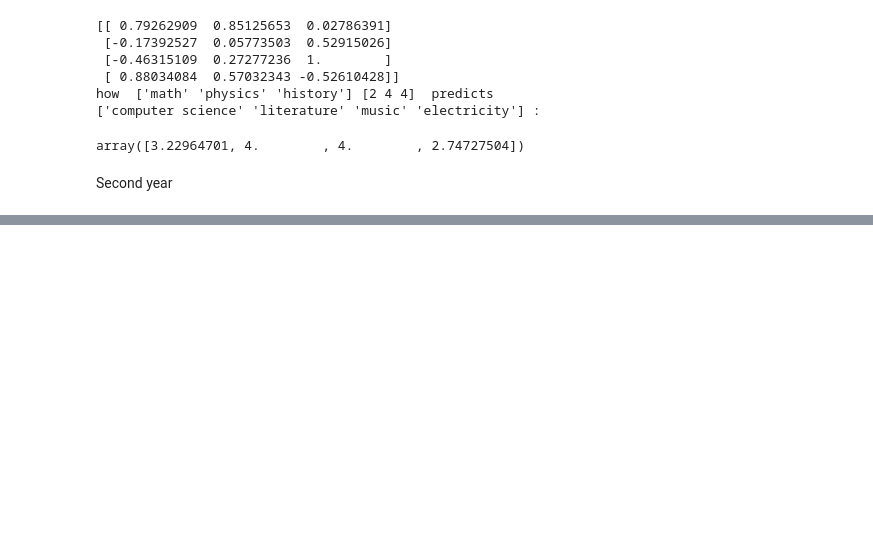
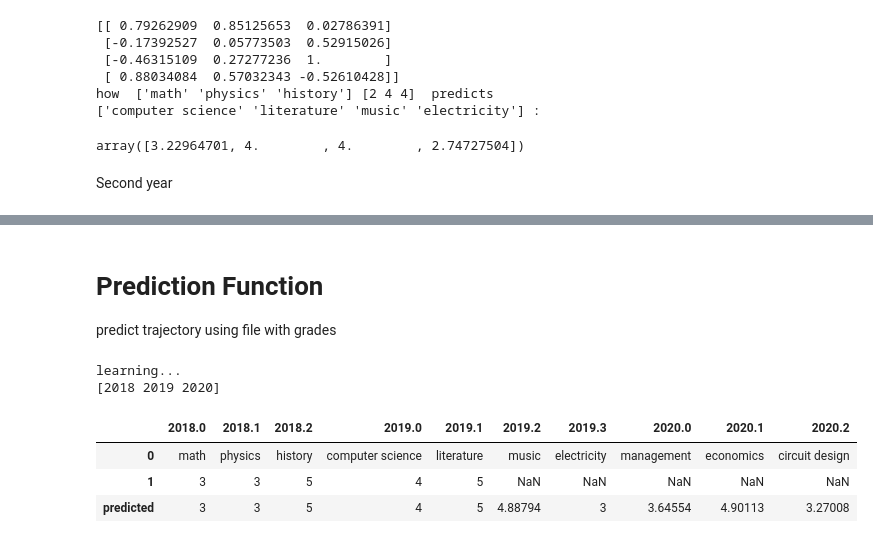
Before and after one commit to ta3map/StudentNeuralNetwork, a Jupyter notebook: StudentsNeuralNetwork.ipynb, the cells around one changed output, grey strips where cells are left out. Drawn from its saved outputs; the diff is of its cells as text; code cells hidden in the pictures; blank space fills up the shorter version.

```diff
--- a/StudentsNeuralNetwork.ipynb
+++ b/StudentsNeuralNetwork.ipynb
@@ -166,18 +166,21 @@ third_year, third_columns = getYear(df, 2020)
 grades_in = np.array([3, 3, 5])# 'math' 'physics' 'history'
 R2 = learnGrades(first_year, second_year)
 predicted_second_year = predictGrades(grades_in, R2)
+#print(first_year, second_year, R2, 2018)
 
 # second step learning
 grades_in = np.concatenate((grades_in, predicted_second_year))
 previous_grades = np.concatenate((first_year, second_year), 1)
 previous_grades_columns = np.concatenate((first_columns, second_columns), 0)
-R2 = learnGrades(previous_grades, third_year)
-print(R2)
-predicted_third_year = predictGrades(grades_in, R2)
+R3 = learnGrades(previous_grades, third_year)
+print(R3, '-R3')
+predicted_third_year = predictGrades(grades_in, R3)
+prediction_rates = [R2, R3]
 
 print('how ', previous_grades_columns, grades_in, ' predicts')
 print(third_columns, ':', predicted_third_year)
 print(predicted_third_year.astype(int))
+prediction_rates
 # %% [output]
 [[ 0.39528471  0.72168784  0.33071891  0.70034929 -0.05        0.33071891
    0.44901326]
@@ -192,0 +260,67 @@ how  ['math' 'physics' 'history' 'computer science' 'literature' 'music'
+# %% [markdown]
+# Prediction Function
+predict trajectory using file with grades
+# %%
+import io
+import pickle
+
+def predictByFile(filepath, prediction_rates):
+  st_df = pd.read_excel(filepath, skiprows = 0)# read student's data
+  st_df.columns = st_df.columns.astype(str)# make all columns as str
+
+  # get years
+  columns = st_df.columns.to_numpy().astype(str)
+  years = np.unique([int(columns[i][0:4]) for i in range(np.size(columns))])
+  print(years)
+  years = np.delete(years, -1) # we don't need the last year
+
+
+  overal_grades = [];
+  overal_columns = [];
+  for i in range(np.size(years)):
+    year = years[i]
+    R = prediction_rates[i]# current 'neural network'
+
+    # get grades
+    spike_cols = [col for col in st_df.columns if str(year) in col]
+    data_out = st_df[spike_cols].to_numpy()[1, :].astype(float)
+    current_year_grades = data_out.copy()
+
+    # names of the subject
+    columns = st_df[spike_cols].to_numpy()[0].astype(str)
+    overal_columns = np.concatenate((overal_columns, columns), 0)
+
+    if i > 0:
+      # remove nan values by previously predicted grades
+      nan_cond = np.where(np.isnan(current_year_grades))
+      current_year_grades[nan_cond] = predicted_grades[nan_cond]
+
+    # concatenate all grades for the next prediction
+    overal_grades = np.concatenate((overal_grades, current_year_grades))
+
+    # predict the next year
+    predicted_grades = predictGrades(overal_grades, R)
+
+    final_grades = np.concatenate((overal_grades, predicted_grades))
+    final_columns = st_df.to_numpy()[0].astype(str)
+  #print(overal_columns, final_grades)
+
+  st_df.loc['predicted'] = final_grades
+
+  return st_df#final_grades, final_columns
+
+filepath = '/content/StudentNeuralNetwork/example_dataset.xltx'
+R = learnFromFile(filepath)
+pickle.dump( R, open( "/content/StudentNeuralNetwork/R.p", "wb" ) )
+
+R = pickle.load( open( "/content/StudentNeuralNetwork/R.p", "rb" ) )
+filepath = '/content/StudentNeuralNetwork/student_data_in.xlsx'
+st_df = predictByFile(filepath, R)
+st_df
+# %% [output]
+learning...
+[2018 2019 2020]
+|  | 2018.0 | 2018.1 | 2018.2 | 2019.0 | 2019.1 | 2019.2 | 2019.3 | 2020.0 | 2020.1 | 2020.2 |
+| 0 | math | physics | history | computer science | literature | music | electricity | management | economics | circuit design |
+| 1 | 3 | 3 | 5 | 4 | 5 | NaN | NaN | NaN | NaN | NaN |
+| predicted | 3 | 3 | 5 | 4 | 5 | 4.88794 | 3 | 3.64554 | 4.90113 | 3.27008 |
```
Also changed, not shown: parts of 7 cells of this notebook.
